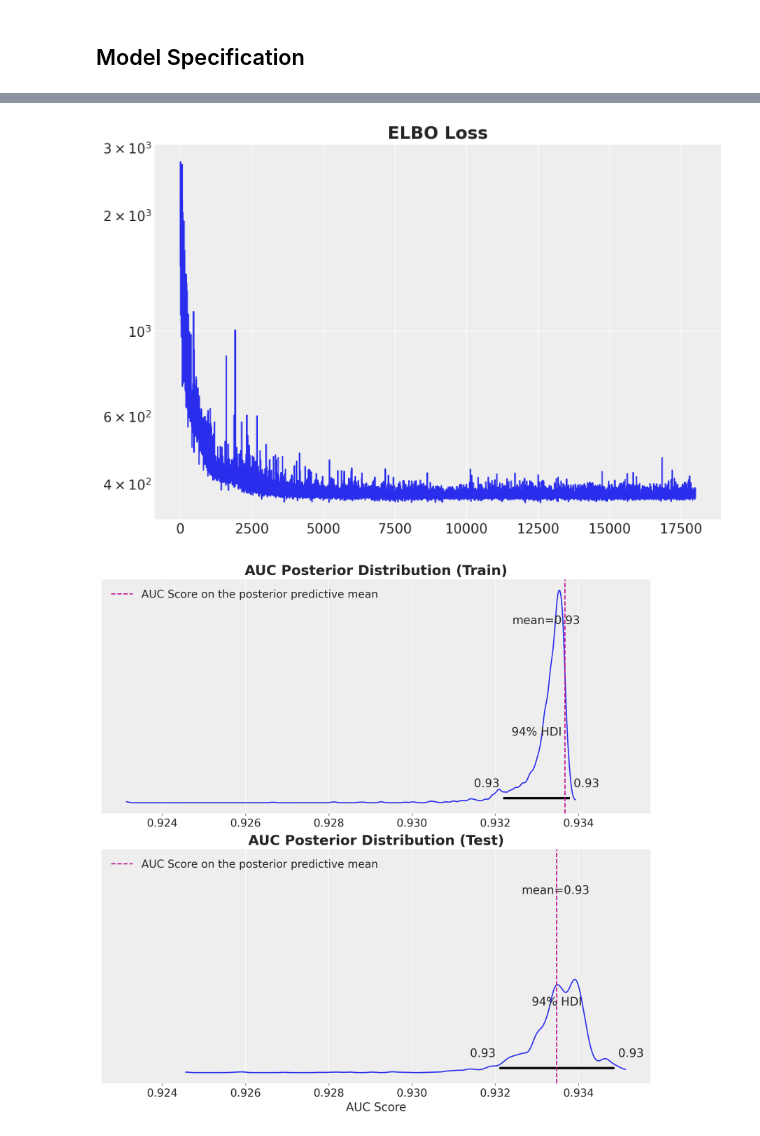
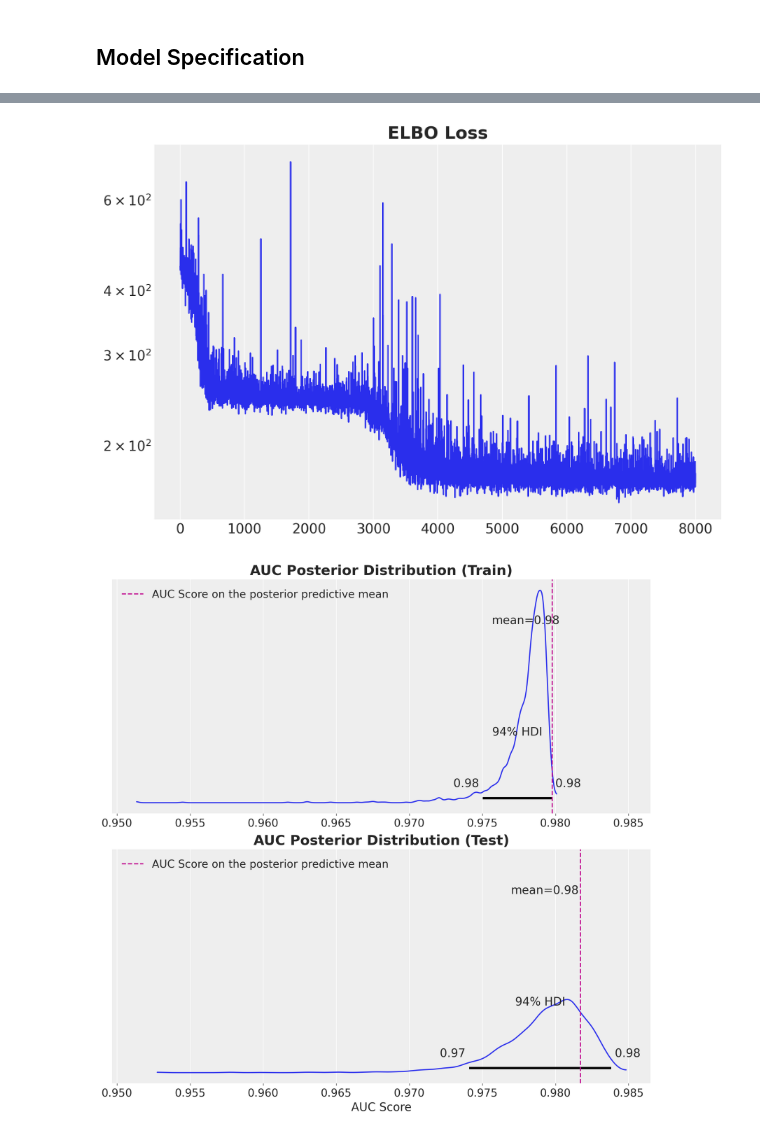
Before and after one commit to juanitorduz/website_projects, a Jupyter notebook: Python/intro_svi.ipynb, the cells around one changed output, grey strips where cells are left out. Saved outputs shown, nothing was run; the diff lists cells and outputs as text; code cells hidden in the pictures.

Commit message:
finally! the custom guide works

```diff
--- a/Python/intro_svi.ipynb
+++ b/Python/intro_svi.ipynb
@@ -43,8 +43,8 @@ plt.rcParams["figure.facecolor"] = "white"
 ## Generate Synthetic Data
 # %%
 # Generate data
-n_samples = 2_000
-x, y = make_moons(n_samples=n_samples, noise=0.3, random_state=seed)
+n_samples = 1200
+x, y = make_moons(n_samples=n_samples, noise=0.25, random_state=seed)
 
 # Split data into training, validation, and test sets
 x_train_all, x_test, y_train_all, y_test = train_test_split(
@@ -119,7 +119,7 @@ class MLP(nnx.Module):
 # %%
 rng_key, rng_subkey = random.split(rng_key)
 
-hidden_layers = [2, 2, 1]
+hidden_layers = [4, 3, 1]
 
 nnx_module = MLP(
     din=x_train.shape[1],
@@ -167,11 +167,17 @@ def layer_guide(
     scale_name: str,
     layer_name: str,
     event_shape: int = 1,
+    seed: int = 42,
 ) -> None:
-    loc = numpyro.param(loc_name, loc_amplitude * jnp.ones(shape=loc_shape))
+    rng_key = random.PRNGKey(seed)
+    rng_key, rng_subkey = random.split(rng_key)
+    loc = numpyro.param(
+        loc_name, loc_amplitude * random.uniform(rng_subkey, shape=loc_shape)
+    )
+    rng_key, rng_subkey = random.split(rng_key)
     scale = numpyro.param(
         scale_name,
-        scale_amplitude * jnp.ones(shape=scale_shape),
+        scale_amplitude * random.uniform(rng_subkey, shape=scale_shape),
         constraint=dist.constraints.positive,
     )
 
@@ -192,59 +198,58 @@ def guide(x: Float[Array, "n_obs features"]) -> None:
     for i, hl in enumerate([*hidden_layers, dout]):
         layer_guide(
             loc_shape=(hl,),
-            loc_amplitude=2.0,
+            loc_amplitude=1.0,
             scale_shape=(hl,),
-            scale_amplitude=0.5,
+            scale_amplitude=1.0,
             loc_name=f"nn/layers.{i}.bias_auto_loc",
             scale_name=f"nn/layers.{i}.bias_auto_scale",
             layer_name=f"nn/layers.{i}.bias",
             event_shape=1,
+            seed=42 + i,
         )
 
     for j, (hl_in, hl_out) in enumerate(pairwise([x.shape[1], *hidden_layers, dout])):
         layer_guide(
             loc_shape=(hl_in, hl_out),
-            loc_amplitude=2.0,
+            loc_amplitude=1.0,
             scale_shape=(hl_in, hl_out),
-            scale_amplitude=0.5,
+            scale_amplitude=1.0,
             loc_name=f"nn/layers.{j}.kernel_auto_loc",
             scale_name=f"nn/layers.{j}.kernel_auto_scale",
             layer_name=f"nn/layers.{j}.kernel",
             event_shape=2,
+            seed=1 + j,
         )
 # %%
 scheduler = optax.linear_onecycle_schedule(
     transition_steps=8_000,
     peak_value=0.008,
     pct_start=0.008,
     pct_final=0.8,
     div_factor=3,
     final_div_factor=4,
 )
 
 optimizer = optax.chain(
     optax.adam(learning_rate=scheduler),
     optax.contrib.reduce_on_plateau(
         factor=0.1,
         patience=10,
         accumulation_size=100,
     ),
 )
 
-# from numpyro.infer.autoguide import AutoNormal
-# guide = AutoNormal(conditioned_model)
-
 svi = SVI(conditioned_model, guide, optimizer, loss=Trace_ELBO())
-n_samples = 18_000
+n_samples = 8_000
 rng_key, rng_subkey = random.split(key=rng_key)
 svi_result = svi.run(rng_subkey, n_samples, x=x_train)
 
 fig, ax = plt.subplots(figsize=(9, 6))
 ax.plot(svi_result.losses)
 ax.set(yscale="log")
 ax.set_title("ELBO Loss", fontsize=18, fontweight="bold");
 # %% [output]
-[figure, old version]
+[figure, new version]
 # %%
 params = svi_result.params
 
@@ -345,5 +350,5 @@ ax[1].legend(loc="upper left")
 ax[1].set(xlabel="AUC Score")
 ax[1].set_title("AUC Posterior Distribution (Test)", fontsize=18, fontweight="bold");
 # %% [output]
-[figure, old version]
+[figure, new version]
 # %%
```
Also changed, not shown: parts of 6 cells of this notebook.
